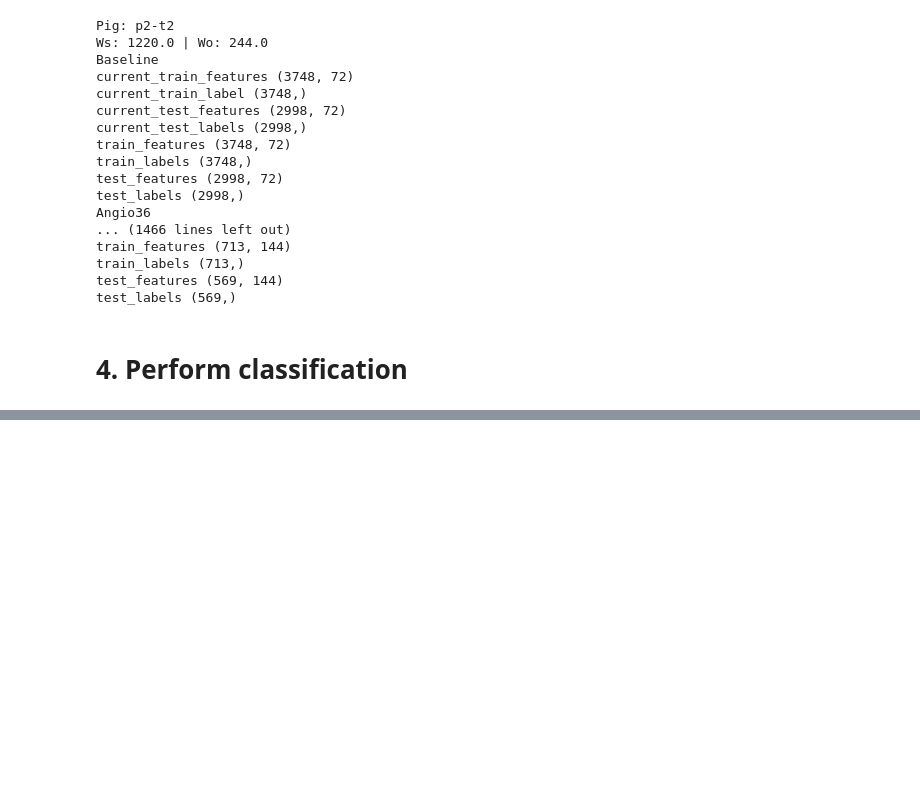
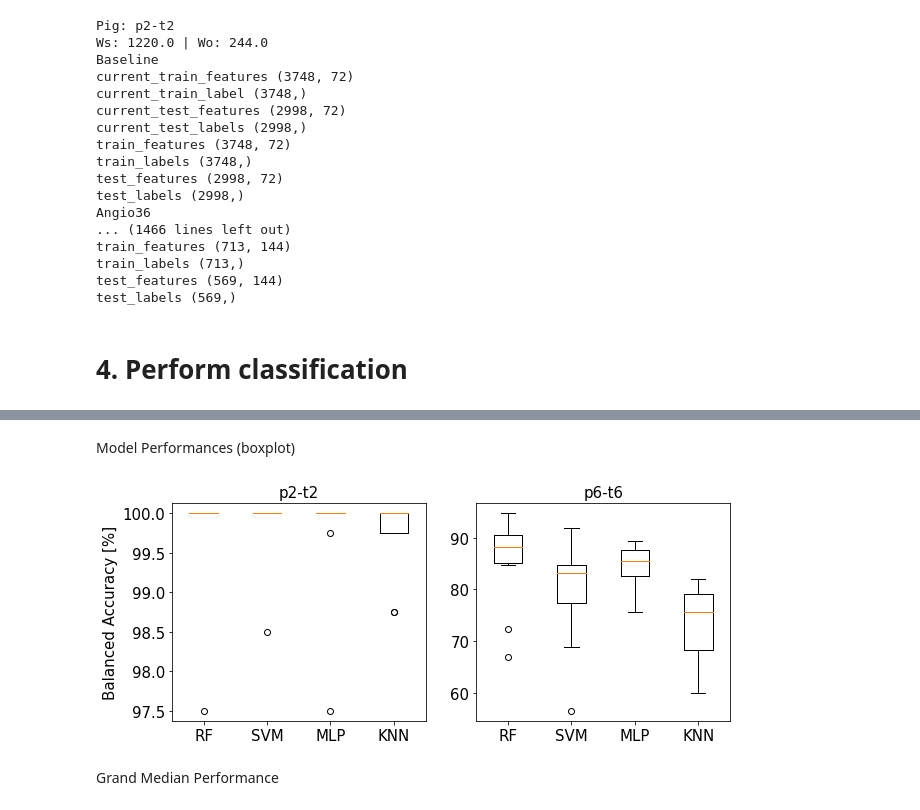
Before and after one commit to mrighi/NSSP-Miniprojects, a Jupyter notebook: Miniproject 3/miniproject-3.ipynb, the cells around one changed output, grey strips where cells are left out. Drawn from its saved outputs; the diff is of its cells as text; code cells hidden in the pictures; blank space fills up the shorter version.

```diff
--- a/Miniproject 3/miniproject-3.ipynb
+++ b/Miniproject 3/miniproject-3.ipynb
@@ -739,0 +699,31 @@ for windowSize_t in np.arange(50, 1000, 50): # [ms]
+# %% [markdown]
+Model Performances (boxplot)
+# %%
+# data in the format: Pig > window size > fold > classifier > {validation score, feature importances}
+
+class_dict = {"RandomForestClassifier":"RF", "SVC":"SVM", "MLPClassifier":"MLP", "KNeighborsClassifier":"KNN"}
+fig, ax = plt.subplots(1,2,figsize=(10,4))
+i = 0
+for pig, pig_data in results.items():
+    classifiers = ["RandomForestClassifier", "SVC", "MLPClassifier", "KNeighborsClassifier"]
+    bp_data = []
+    # print(f"pig {pig}")
+    for c in classifiers:
+        class_data = []
+        for fold, fold_data in pig_data[0.3*fs].items(): # use data from window size 300 ms
+            class_data.extend([fold_data[c]['validation_score']*100])
+        bp_data.append(class_data)
+        # print(f"class {c} data {class_data}")
+    # print(f"pd_data {bp_data}")
+    ax[i].boxplot(bp_data, labels = [class_dict[c] for c in classifiers])
+    ax[i].set_title(f'{pig}', fontsize=15)
+    i += 1
+ax[0].set_ylabel('Balanced Accuracy [%]', fontsize=15)
+# plt.subplots_adjust(hspace=0.4)
+plt.rc('xtick', labelsize=15)
+plt.rc('ytick', labelsize=15)
+plt.show()
+# %% [output]
+[figure, added]
+# %% [markdown]
+Grand Median Performance
```
Also changed, not shown: parts of 27 cells of this notebook, 2 other files.
